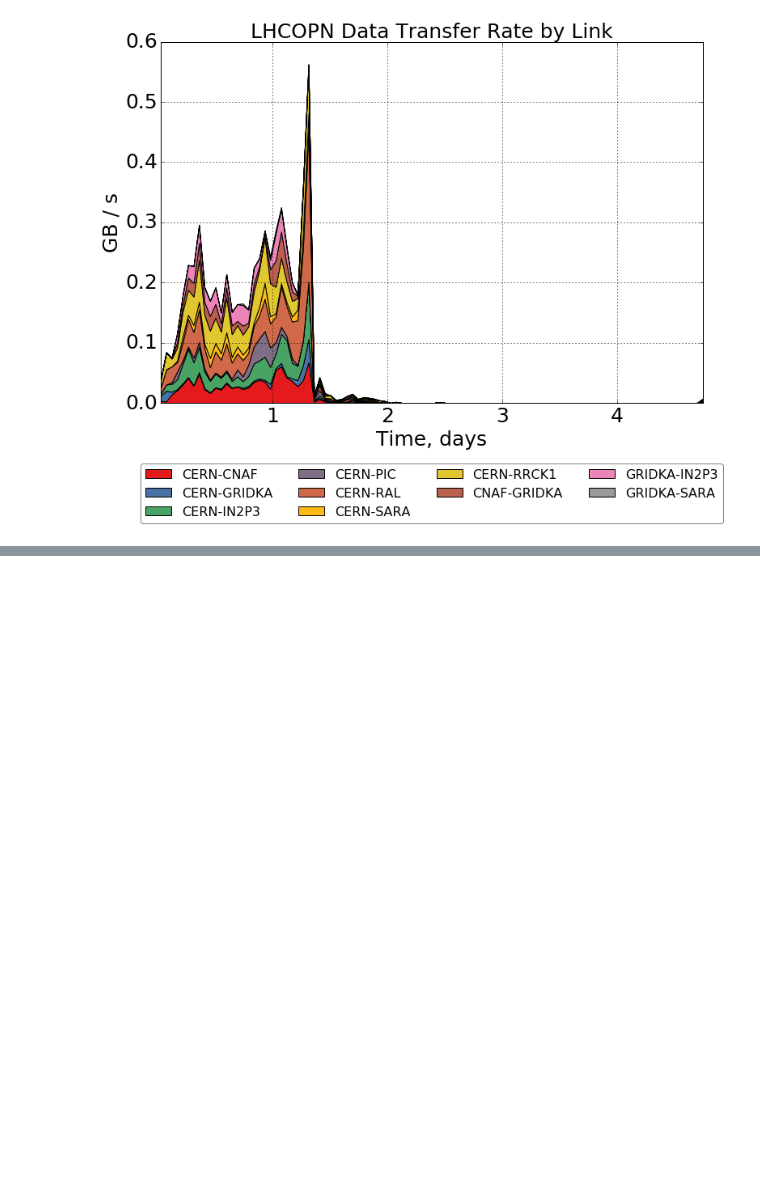
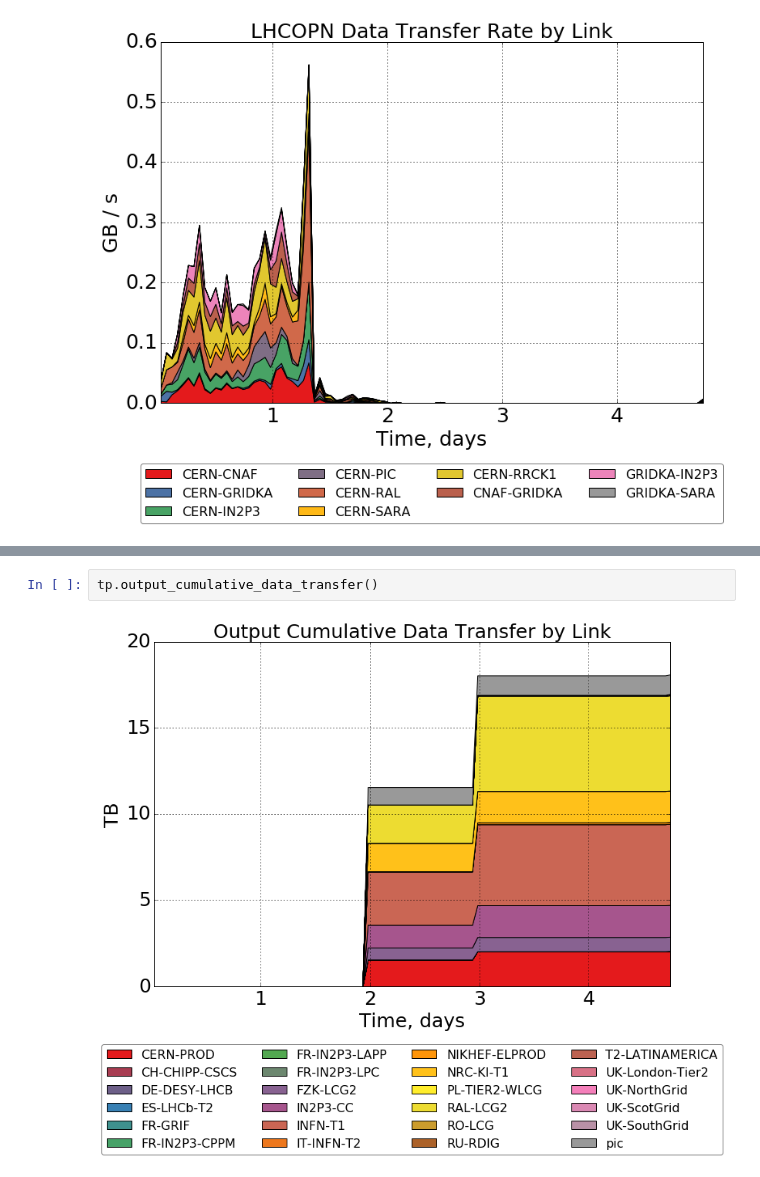
Before and after one commit to skygrid/grid_simulation, a Jupyter notebook: results/SimulationResults.ipynb, the cells around one changed output, grey strips where cells are left out. Drawn from its saved outputs; the diff is of its cells as text; blank space fills up the shorter version.

```diff
--- a/results/SimulationResults.ipynb
+++ b/results/SimulationResults.ipynb
@@ -169,0 +130,4 @@ tp.lhcopn_data_transfer_rate()
+# %%
+tp.output_cumulative_data_transfer()
+# %% [output]
+[figure, added]
```
Also changed, not shown: parts of 13 cells of this notebook, 1 other file.
